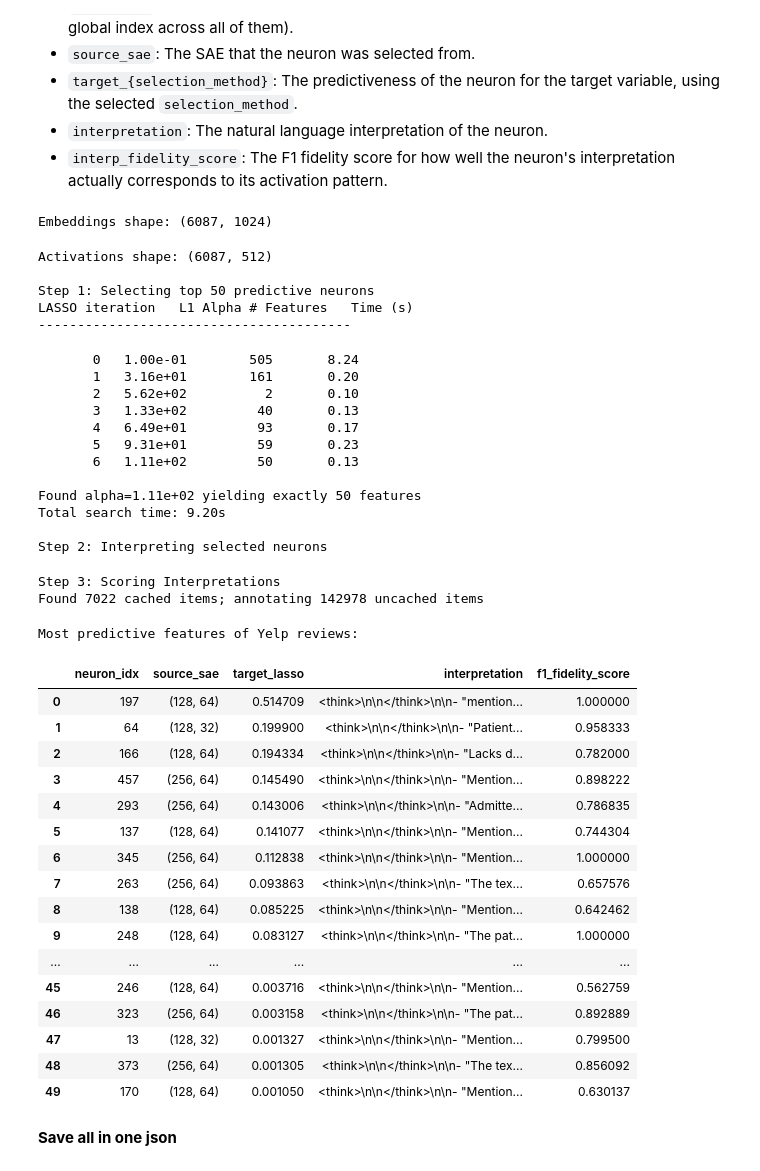
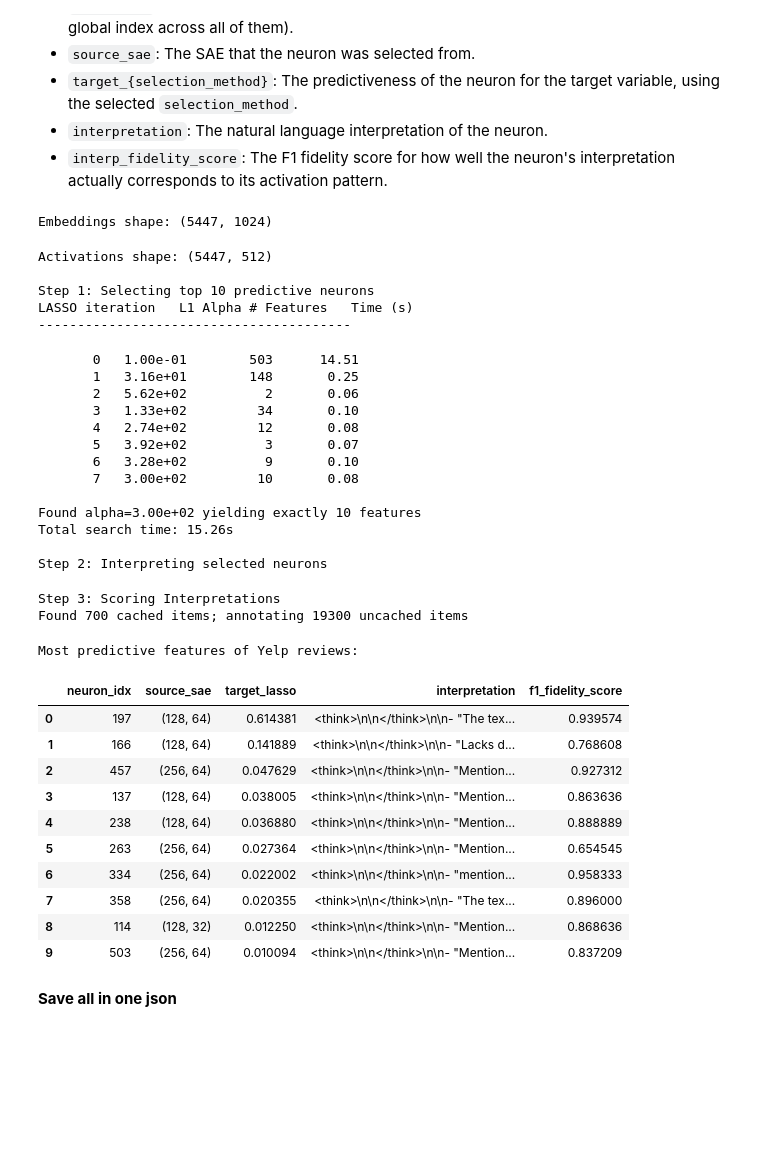
Before and after one commit to Lhongpei/myHypotheSAEs, a Jupyter notebook: quickstart.ipynb, the cells around one changed output. Saved outputs shown, nothing was run; the diff lists cells and outputs as text; code cells hidden in the pictures; blank space fills up the shorter version.

```diff
--- a/quickstart.ipynb
+++ b/quickstart.ipynb
@@ -44,7 +44,7 @@ few_shot_examples = 5
 from utils import df_to_prompts
 import json
 import re
-base_dir = os.path.join(prefix, 'com_data')
+base_dir = os.path.join(prefix, 'data_processed')
 train_X = pd.read_csv(os.path.join(base_dir, "X_train.csv"))
 train_y = pd.read_csv(os.path.join(base_dir, "y_train.csv")).values.ravel()
 test_X = pd.read_csv(os.path.join(base_dir, "X_test.csv"))
@@ -174,7 +178,11 @@ Interpret a random subset of neurons in the SAE to sanity-check that the learned
 # If you don't pass in task-specific instructions, there is a generic instruction (see src/interpret_neurons.py);
 # task-specific instructions are optional, but they help produce hypotheses at the desired level of specificity.
 
-TASK_SPECIFIC_INSTRUCTIONS = "You are a medical assistant. All of the texts are descripting patients' basic information, medical conditions and treatments, such as diastolic_bp, systolic_bp and age. You need add hypothesis for each neuron, which should describe a specific aspect of the text. "
+TASK_SPECIFIC_INSTRUCTIONS = """You are a medical assistant. You need add hypothesis for each neuron, which should describe a specific aspect of the text.
+Features should describe a specific aspect of patient profile. For example:
+- "mentions patient has a tumor in the left lung"
+- "indicates patient is allergic to penicillin"
+"""
 # """All of the texts are reviews of restaurants on Yelp.
 # Features should describe a specific aspect of the review. For example:
 # - "mentions long wait times to receive service"
@@ -246,8 +254,8 @@ if multi_class:
         sae=sae_list,
         cache_name=CACHE_NAME,
         selection_method=selection_method,
-        n_selected_neurons=50,
-        n_candidate_interpretations=30,
+        n_selected_neurons=20,
+        n_candidate_interpretations=20,
         task_specific_instructions=TASK_SPECIFIC_INSTRUCTIONS,
         classification=True,
         interpreter_model="Qwen/Qwen3-32B",
@@ -271,62 +279,57 @@ else:
             embeddings=embeddings,
             sae=sae_list,
             cache_name=CACHE_NAME,
             selection_method=selection_method,
             n_selected_neurons=15,
             n_candidate_interpretations=3,
             task_specific_instructions=TASK_SPECIFIC_INSTRUCTIONS,
             classification=True,
             n_scoring_examples= 1000,  # Number of examples to use for scoring hypotheses
             interpreter_model="Qwen/Qwen3-32B",
             annotator_model="Qwen/Qwen3-32B",  # Use the same model for both interpretation and annotation
         )
     for key, value in results.items():
         key_norm = key.replace("/", "or")
         key_norm = key_norm.replace(" ", "_")
         print(f"\nMost predictive features of Yelp reviews for {key}:")
         pd.set_option('display.max_colwidth', None)
         display(value.sort_values(by=f"target_{selection_method}", ascending=False))
         pd.reset_option('display.max_colwidth')
         results[key].to_csv(os.path.join(result_dir, f"hypotheses_{key_norm}_{selection_method}.csv"), index=False)
 # %% [output]
-Embeddings shape: (6087, 1024)
+Embeddings shape: (5447, 1024)
-Activations shape: (6087, 512)
+Activations shape: (5447, 512)
 
-Step 1: Selecting top 50 predictive neurons
+Step 1: Selecting top 10 predictive neurons
 LASSO iteration   L1 Alpha # Features   Time (s)
 ----------------------------------------
-       0   1.00e-01        505       8.24
-       1   3.16e+01        161       0.20
-       2   5.62e+02          2       0.10
-       3   1.33e+02         40       0.13
-       4   6.49e+01         93       0.17
-       5   9.31e+01         59       0.23
-       6   1.11e+02         50       0.13
+       0   1.00e-01        503      14.51
+       1   3.16e+01        148       0.25
+       2   5.62e+02          2       0.06
+       3   1.33e+02         34       0.10
+       4   2.74e+02         12       0.08
+       5   3.92e+02          3       0.07
+       6   3.28e+02          9       0.10
+       7   3.00e+02         10       0.08
 
-Found alpha=1.11e+02 yielding exactly 50 features
-Total search time: 9.20s
+Found alpha=3.00e+02 yielding exactly 10 features
+Total search time: 15.26s
 
 Step 2: Interpreting selected neurons
 Step 3: Scoring Interpretations
-Found 7022 cached items; annotating 142978 uncached items
+Found 700 cached items; annotating 19300 uncached items
 Most predictive features of Yelp reviews:
 |  | neuron_idx | source_sae | target_lasso | interpretation | f1_fidelity_score |
-| 0 | 197 | (128, 64) | 0.514709 | <think>\n\n</think>\n\n- "mention... | 1.000000 |
-| 1 | 64 | (128, 32) | 0.199900 | <think>\n\n</think>\n\n- "Patient... | 0.958333 |
-| 2 | 166 | (128, 64) | 0.194334 | <think>\n\n</think>\n\n- "Lacks d... | 0.782000 |
-| 3 | 457 | (256, 64) | 0.145490 | <think>\n\n</think>\n\n- "Mention... | 0.898222 |
-| 4 | 293 | (256, 64) | 0.143006 | <think>\n\n</think>\n\n- "Admitte... | 0.786835 |
-| 5 | 137 | (128, 64) | 0.141077 | <think>\n\n</think>\n\n- "Mention... | 0.744304 |
-| 6 | 345 | (256, 64) | 0.112838 | <think>\n\n</think>\n\n- "Mention... | 1.000000 |
-| 7 | 263 | (256, 64) | 0.093863 | <think>\n\n</think>\n\n- "The tex... | 0.657576 |
-| 8 | 138 | (128, 64) | 0.085225 | <think>\n\n</think>\n\n- "Mention... | 0.642462 |
-| 9 | 248 | (128, 64) | 0.083127 | <think>\n\n</think>\n\n- "The pat... | 1.000000 |
-| ... | ... | ... | ... | ... | ... |
-| 45 | 246 | (128, 64) | 0.003716 | <think>\n\n</think>\n\n- "Mention... | 0.562759 |
-| 46 | 323 | (256, 64) | 0.003158 | <think>\n\n</think>\n\n- "The pat... | 0.892889 |
-| 47 | 13 | (128, 32) | 0.001327 | <think>\n\n</think>\n\n- "Mention... | 0.799500 |
-| 48 | 373 | (256, 64) | 0.001305 | <think>\n\n</think>\n\n- "The tex... | 0.856092 |
-| 49 | 170 | (128, 64) | 0.001050 | <think>\n\n</think>\n\n- "Mention... | 0.630137 |
+| 0 | 197 | (128, 64) | 0.614381 | <think>\n\n</think>\n\n- "The tex... | 0.939574 |
+| 1 | 166 | (128, 64) | 0.141889 | <think>\n\n</think>\n\n- "Lacks d... | 0.768608 |
+| 2 | 457 | (256, 64) | 0.047629 | <think>\n\n</think>\n\n- "Mention... | 0.927312 |
+| 3 | 137 | (128, 64) | 0.038005 | <think>\n\n</think>\n\n- "Mention... | 0.863636 |
+| 4 | 238 | (128, 64) | 0.036880 | <think>\n\n</think>\n\n- "Mention... | 0.888889 |
+| 5 | 263 | (256, 64) | 0.027364 | <think>\n\n</think>\n\n- "Mention... | 0.654545 |
+| 6 | 334 | (256, 64) | 0.022002 | <think>\n\n</think>\n\n- "mention... | 0.958333 |
+| 7 | 358 | (256, 64) | 0.020355 | <think>\n\n</think>\n\n- "The tex... | 0.896000 |
+| 8 | 114 | (128, 32) | 0.012250 | <think>\n\n</think>\n\n- "Mention... | 0.868636 |
+| 9 | 503 | (256, 64) | 0.010094 | <think>\n\n</think>\n\n- "Mention... | 0.837209 |
 # %% [markdown]
 **Save all in one json**
 # %%
```
Also changed, not shown: parts of 11 cells of this notebook, 18 other files.
